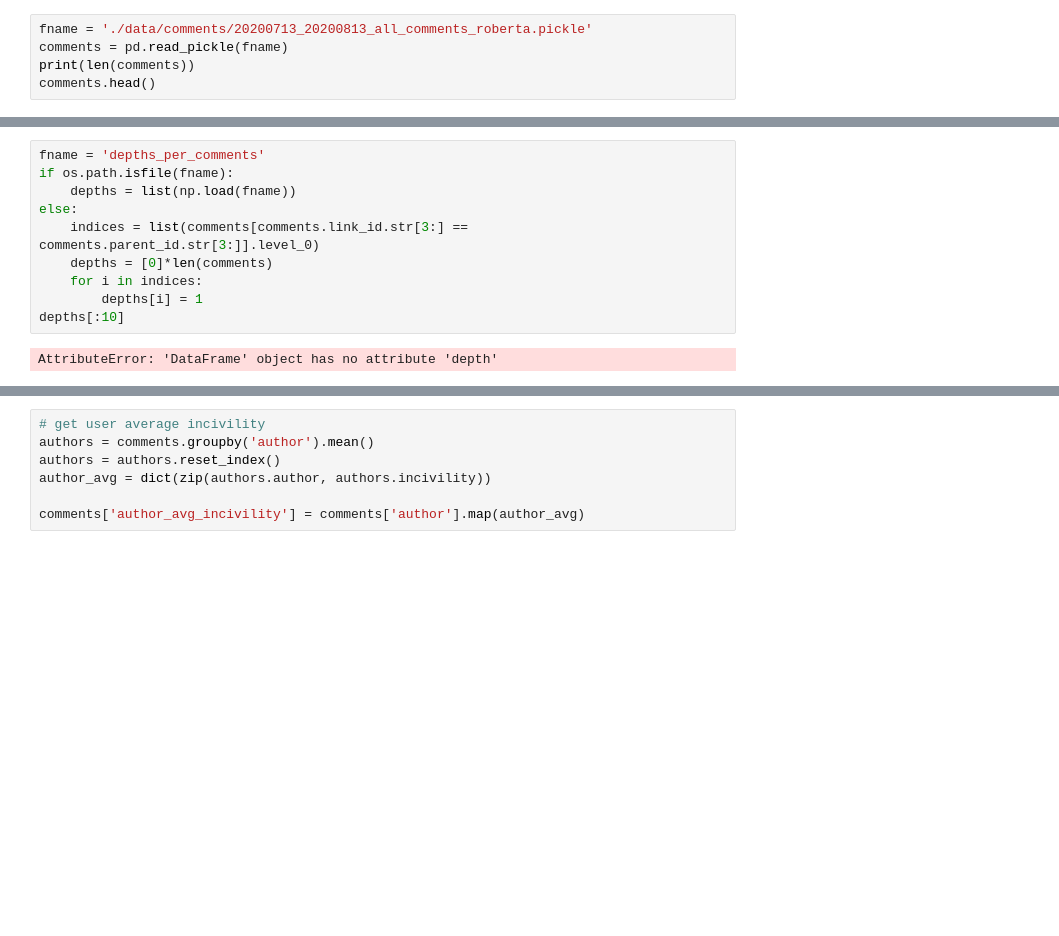
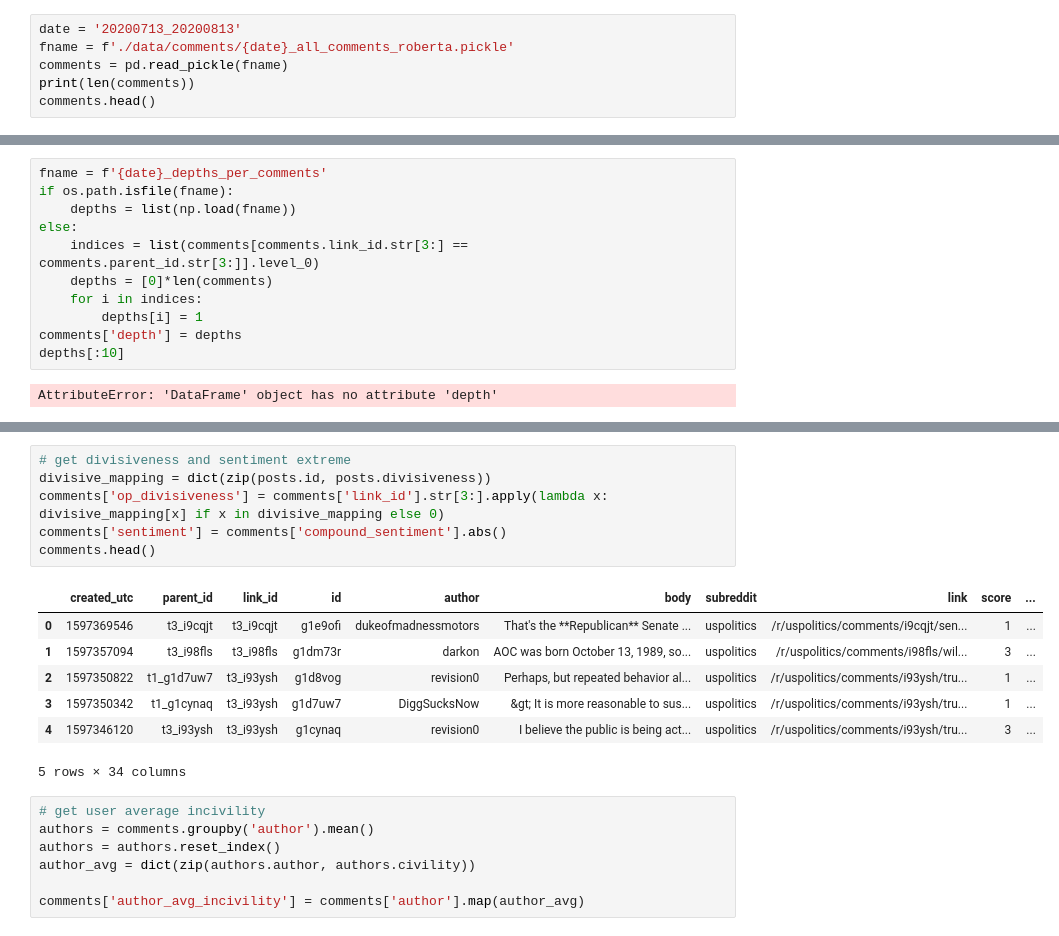
Before and after one commit to SALT-NLP/Incivility, a Jupyter notebook: linear_regression.ipynb, the cells around one changed output, grey strips where cells are left out. Cells and saved outputs as stored; diff of their text form; blank space fills up the shorter version.

```diff
--- a/linear_regression.ipynb
+++ b/linear_regression.ipynb
@@ -5,5 +18,6 @@ import os
 # %%
-fname = './data/comments/20200713_20200813_all_comments_roberta.pickle'
+date = '20200713_20200813'
+fname = f'./data/comments/{date}_all_comments_roberta.pickle'
 comments = pd.read_pickle(fname)
 print(len(comments))
 comments.head()
@@ -19,5 +47,5 @@ comments.head()
 # %%
-fname = 'depths_per_comments'
+fname = f'{date}_depths_per_comments'
 if os.path.isfile(fname):
     depths = list(np.load(fname))
 else:
@@ -25,6 +53,7 @@ else:
     depths = [0]*len(comments)
     for i in indices:
         depths[i] = 1
+comments['depth'] = depths
 depths[:10]
 # %% [output]
 AttributeError: 'DataFrame' object has no attribute 'depth'
@@ -31,7 +109,21 @@ AttributeError: 'DataFrame' object has no attribute 'depth'
+# %%
+# get divisiveness and sentiment extreme
+divisive_mapping = dict(zip(posts.id, posts.divisiveness))
+comments['op_divisiveness'] = comments['link_id'].str[3:].apply(lambda x: divisive_mapping[x] if x in divisive_mapping else 0)
+comments['sentiment'] = comments['compound_sentiment'].abs()
+comments.head()
+# %% [output]
+|  | created_utc | parent_id | link_id | id | author | body | subreddit | link | score | ... |
+| 0 | 1597369546 | t3_i9cqjt | t3_i9cqjt | g1e9ofi | dukeofmadnessmotors | That's the **Republican** Senate ... | uspolitics | /r/uspolitics/comments/i9cqjt/sen... | 1 | ... |
+| 1 | 1597357094 | t3_i98fls | t3_i98fls | g1dm73r | darkon | AOC was born October 13, 1989, so... | uspolitics | /r/uspolitics/comments/i98fls/wil... | 3 | ... |
+| 2 | 1597350822 | t1_g1d7uw7 | t3_i93ysh | g1d8vog | revision0 | Perhaps, but repeated behavior al... | uspolitics | /r/uspolitics/comments/i93ysh/tru... | 1 | ... |
+| 3 | 1597350342 | t1_g1cynaq | t3_i93ysh | g1d7uw7 | DiggSucksNow | &gt; It is more reasonable to sus... | uspolitics | /r/uspolitics/comments/i93ysh/tru... | 1 | ... |
+| 4 | 1597346120 | t3_i93ysh | t3_i93ysh | g1cynaq | revision0 | I believe the public is being act... | uspolitics | /r/uspolitics/comments/i93ysh/tru... | 3 | ... |
+5 rows × 34 columns
 # %%
 # get user average incivility
 authors = comments.groupby('author').mean()
 authors = authors.reset_index()
-author_avg = dict(zip(authors.author, authors.incivility))
+author_avg = dict(zip(authors.author, authors.civility))
 
 comments['author_avg_incivility'] = comments['author'].map(author_avg)
```
Also changed, not shown: parts of 18 cells of this notebook.
